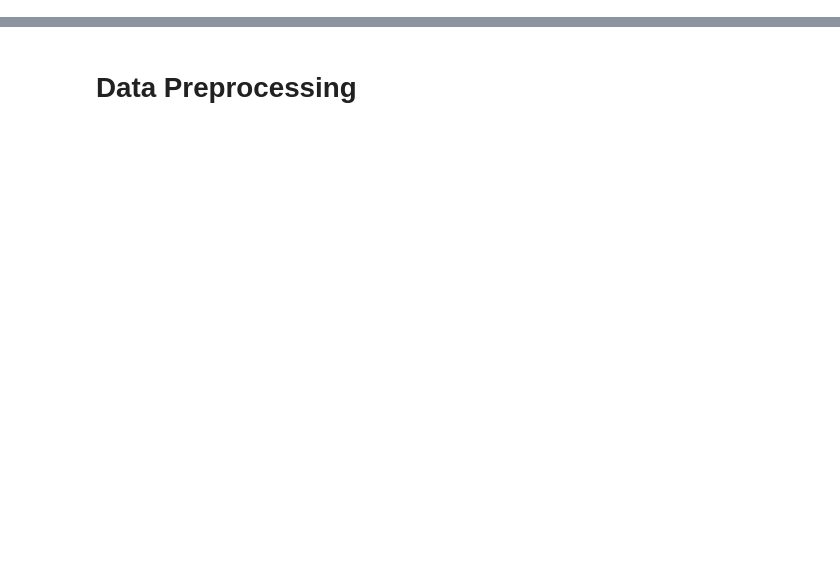
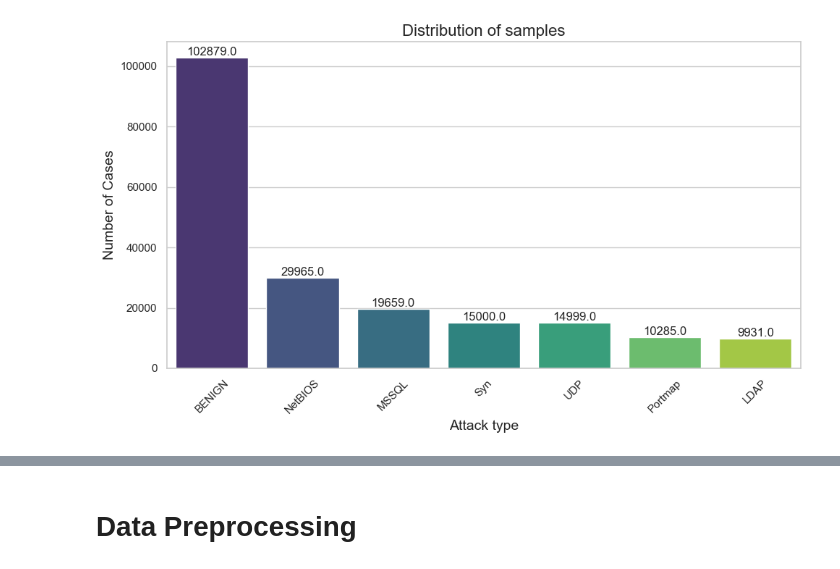
Before and after one commit to DragoBJJ/DDoS-attacks-classification, a Jupyter notebook: DDoSAttacksClassification.ipynb, the cells around one changed output, grey strips where cells are left out. Saved outputs shown, nothing was run; the diff lists cells and outputs as text; code cells hidden in the pictures; blank space fills up the shorter version.

```diff
--- a/DDoSAttacksClassification.ipynb
+++ b/DDoSAttacksClassification.ipynb
@@ -58,0 +202,11 @@ len(pdData)
+# %%
+first_dataset = load_dataset(files_relative_path, file_name)
+
+# Adding “non-malignant” samples from another dataset to even out the ratio
+benign_samples = get_samples_by_label(first_dataset, "BENIGN")
+
+new_combined_df = pd.concat([combined_df, benign_samples], ignore_index=True)
+
+display_dataset_length(new_combined_df)
+label_distribution = calculate_label_distribution(new_combined_df, 'Label')
+display_label_distribution(label_distribution)
@@ -58,0 +229,4 @@ len(pdData)
+# %%
+visualize_labels(new_combined_df)
+# %% [output]
+[figure, added]
```
Also changed, not shown: parts of 27 cells of this notebook, 3 other files.
